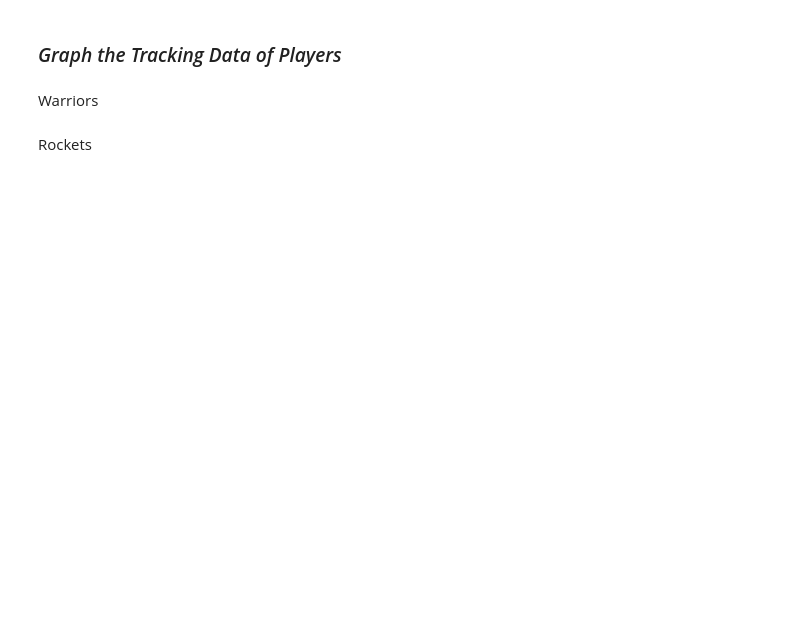
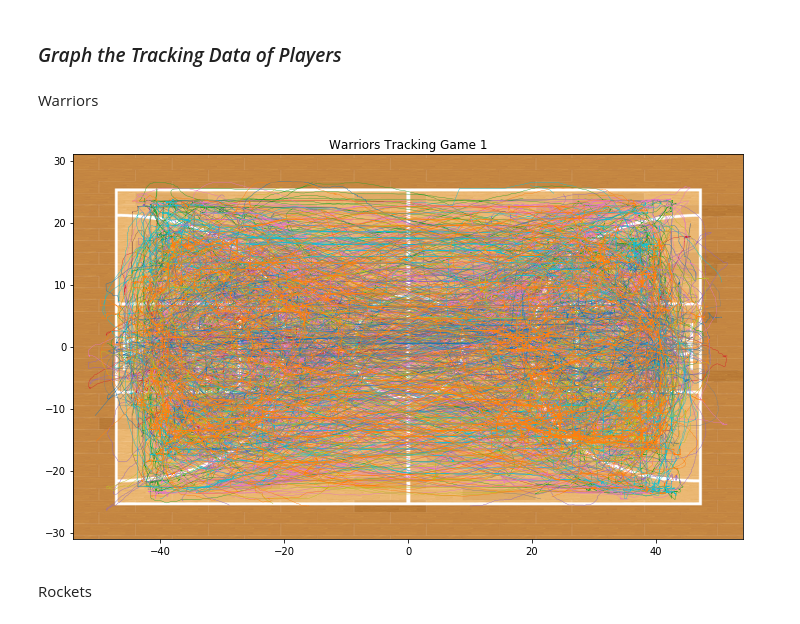
Before and after one commit to stibbs1998/basketball_analytics2018, a Jupyter notebook: json_related/warriors_data.ipynb, the cells around one changed output. Drawn from its saved outputs; the diff is of its cells as text; code cells hidden in the pictures; blank space fills up the shorter version.

```diff
--- a/json_related/warriors_data.ipynb
+++ b/json_related/warriors_data.ipynb
@@ -28,25 +30,27 @@ Warriors
 # %%
 import numpy as np
 import matplotlib.pyplot as plt
 from imageio import imread
 %matplotlib inline
 
 plt.figure(figsize=(12,10))
 img = imread("court.png")
 plt.imshow(img,zorder=0, extent = [-54.5,54.5,-31.3,31.3])
 
 for key in warriors_data['2017/10/17/HOUGSW/']['homeplayers'].keys():
 
 
     x = warriors_data['2017/10/17/HOUGSW/']['homeplayers'][key]['x']
     y = warriors_data['2017/10/17/HOUGSW/']['homeplayers'][key]['y']
 
 
-    plt.plot(x,y,linewidth=0.2)
+    plt.plot(x,y,linewidth=0.4)
 plt.xlim(-54,54)
 plt.ylim(-31,31)
 plt.title('Warriors Tracking Game 1')
 plt.savefig('tracking_warriors.png')
+# %% [output]
+[figure, added]
 # %% [markdown]
 Rockets
 # %%
```
Also changed, not shown: parts of 1 cell of this notebook, 5 other files.
